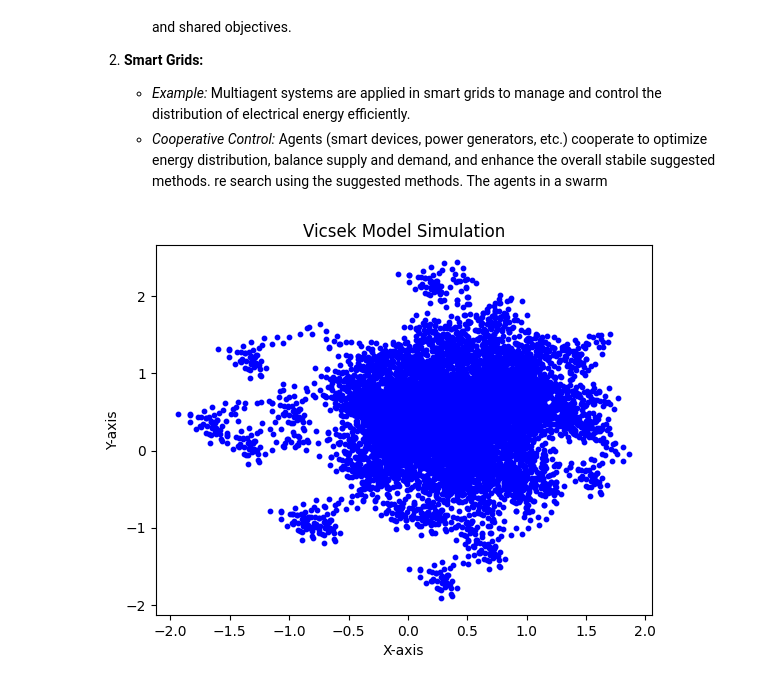
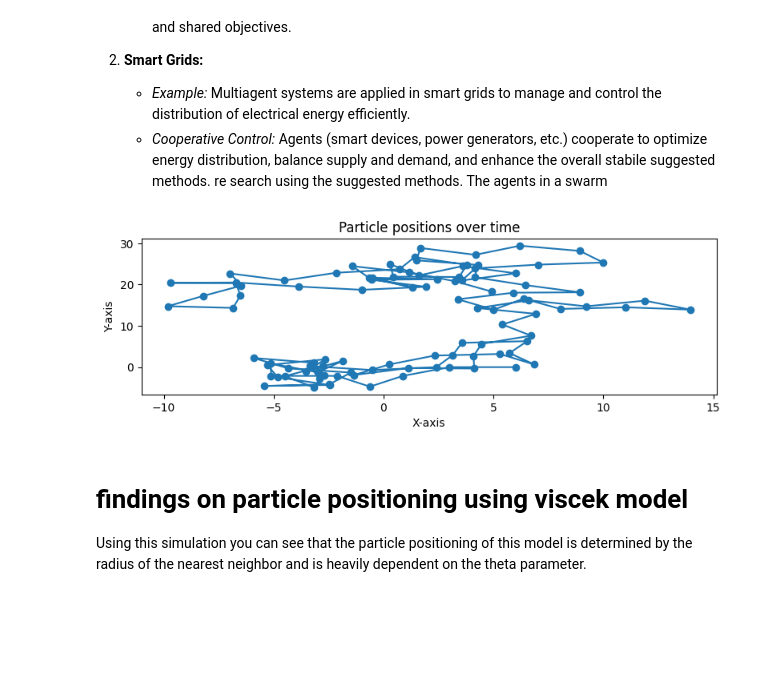
Before and after one commit to nd-turner/ECE, a Jupyter notebook: Homework/Hw1/Hw1.ipynb, the cells around one changed output. Cells and saved outputs as stored; diff of their text form; code cells hidden in the pictures; blank space fills up the shorter version.

Commit message:
fixed theta vector.

```diff
--- a/Homework/Hw1/Hw1.ipynb
+++ b/Homework/Hw1/Hw1.ipynb
@@ -33,29 +31,50 @@ re search using the suggested methods.
 # %%
 import numpy as np
 import matplotlib.pyplot as plt
+import random
 
-def vicsek_model(num_particles, time_steps, V, ni):
-    # Initialize positions and headings randomly
-    positions = np.random.rand(num_particles, 2)
-    headings = np.random.rand(num_particles) * 2 * np.pi
+# Define the size of the array
+k = 100
 
-    for k in range(time_steps):
-        # Update headings
-        headings += np.sum(headings) / num_particles + 1 / (1 + ni) * np.random.uniform(-np.pi, np.pi, num_particles)
+# Initialize arrays
+theta = np.zeros(k)
 
-        # Update positions
-        positions[:, 0] += V * np.cos(headings)
-        positions[:, 1] += V * np.sin(headings)
+#generate random integers for position x and y
+x = [random.randint(0, 10) for _ in range(k)]
+y = [random.randint(0, 10) for _ in range(k)]
+n = np.zeros(k)
 
-        # Plot current positions
-        plt.scatter(positions[:, 0], positions[:, 1], c='blue', marker='o', s=10)
+# Initial Values
+theta[0] = np.pi
+V=3
+radius=1
 
-    plt.title('Vicsek Model Simulation')
-    plt.xlabel('X-axis')
-    plt.ylabel('Y-axis')
-    plt.show()
+for i in range(k-1):
 
-# Example usage with 100 particles over 100 time steps
-vicsek_model(num_particles=100, time_steps=100, V=0.1, ni=0.1)
+    n[i] = sum((np.sqrt((x[j] - x[i])**2 + (y[j] - y[i])**2) < radius) for j in range(k))
+
+    #theta Calculation
+    theta[i+1]=(1/(1+n[i])) * theta[i]+ (np.sum(n)*theta[i])
+
+    #position Calculation
+    x[i+1]= x[i] + V * np.cos(theta[i])
+    y[i+1]= y[i] + V * np.sin(theta[i])
+
+# Plot the results
+plt.figure(figsize=(8, 5))
+
+
+# Plotting positions
+plt.subplot(2, 1, 2)
+plt.plot(x, y, marker='o')
+plt.title('Particle positions over time')
+plt.xlabel('X-axis')
+plt.ylabel('Y-axis')
+
+plt.tight_layout()
+plt.show()
 # %% [output]
-[figure, old version]
+[figure, new version]
+# %% [markdown]
+# findings on particle positioning using viscek model
+Using this simulation you can see that the particle positioning of this model is determined by the radius of the nearest neighbor and is heavily dependent on the theta parameter.
```
Also changed, not shown: parts of 1 cell of this notebook.
